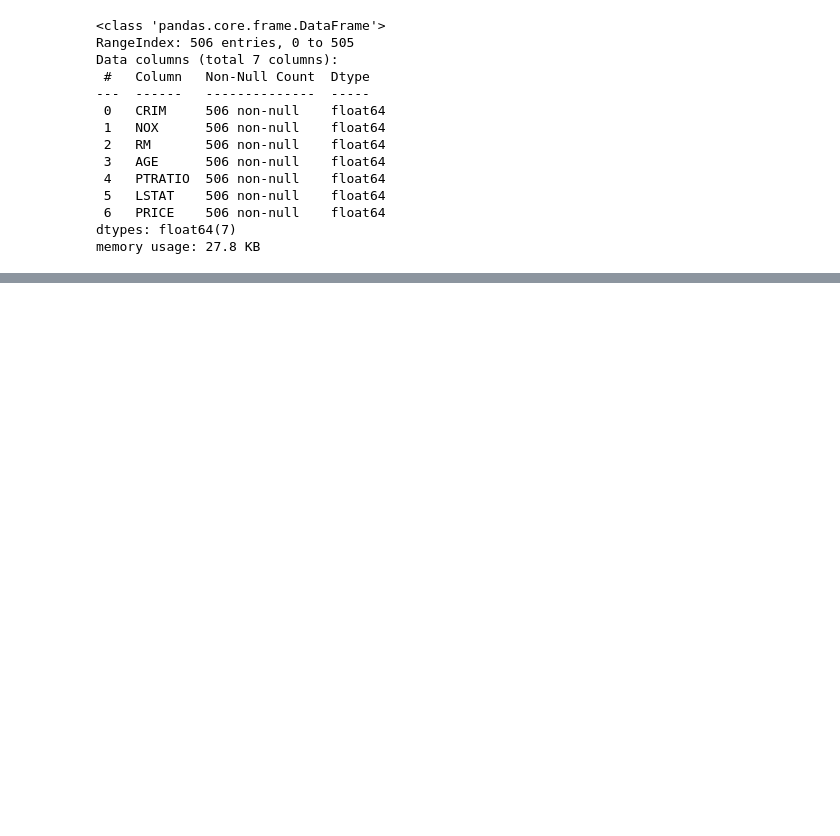
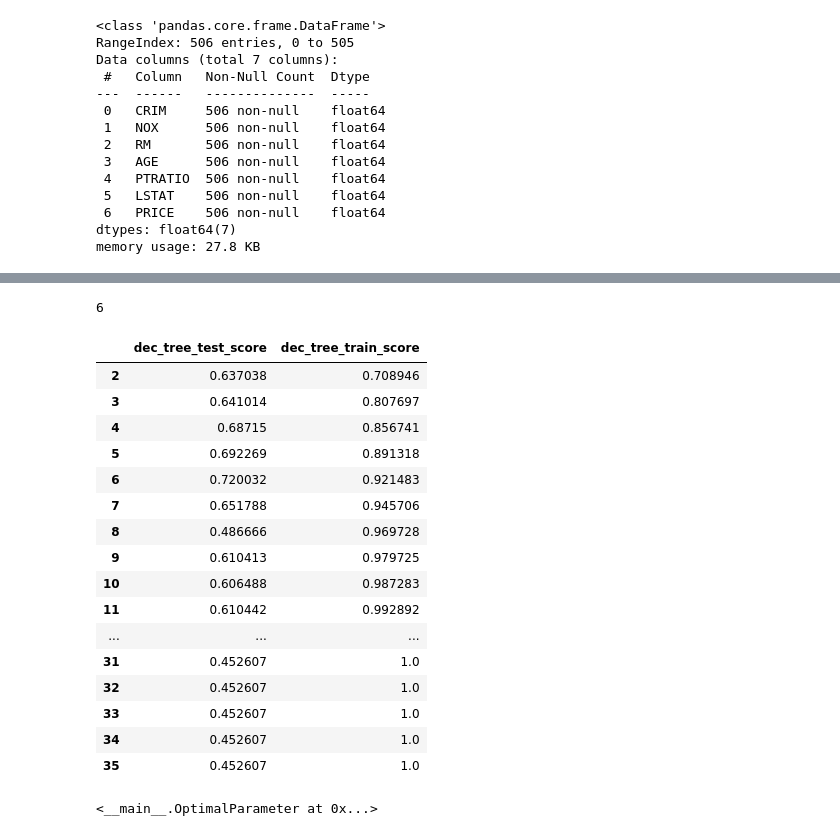
Before and after one commit to KDcodePy/Ensemble-Trees-Exercise, a Jupyter notebook: Ensemble_trees_exercise.ipynb, the cells around one changed output, grey strips where cells are left out. Drawn from its saved outputs; the diff is of its cells as text; code cells hidden in the pictures; blank space fills up the shorter version.

```diff
--- a/Ensemble_trees_exercise.ipynb
+++ b/Ensemble_trees_exercise.ipynb
@@ -59,0 +139,4 @@ memory usage: 27.8 KB
+# %%
+# Instantiate Bootstrap aggrigating Regressor
+bagreg = BaggingRegressor(random_state=42)
+bagreg.fit(X_train, y_train)
@@ -59,0 +198,66 @@ memory usage: 27.8 KB
+# %%
+#functionizing Optimal_params_finder to eliminate repeating code
+class OptimalParameter:
+    def __init__(self, model, X_train, X_test, y_train, y_test, params:list, cols:list) :
+        self.model = model
+        self.X_train = X_train
+        self.X_test = X_test
+        self.y_train = y_train
+        self.y_test = y_test
+        self.params = params
+        self.cols = cols
+
+        #creates the pd df
+        self.mode_score =  pd.DataFrame(index=params, columns=cols)
+
+    # get optimal parameter
+    def get_op(self):
+
+
+        for param in self.params:
+            if self.model == "dec_tree":
+                op_model = DecisionTreeRegressor(max_depth= param, random_state=42)
+
+            elif self.model == "bagreg":
+                op_model = BaggingRegressor(n_estimators=param, random_state=42)
+            elif self.model == "rf":
+                op_model = RandomForestRegressor(max_depth=param, random_state=42)
+            op_model.fit(self.X_train,self.y_train)
+            train_score = op_model.score(self.X_train, self.y_train)
+            test_score = op_model.score(self.X_test, self.y_test)
+            self.mode_score.loc[param,self.cols[1]] = train_score
+            self.mode_score.loc[param,self.cols[0]] = test_score
+
+        return self.mode_score.sort_values(by=self.cols[0], ascending=False).index[0]
+# %%
+depths = list(range(2, 36))
+dec_tree_cols =  ["dec_tree_test_score","dec_tree_train_score"]
+op_dec_tree = OptimalParameter("dec_tree", X_train, X_test, y_train , y_test, depths, dec_tree_cols)
+# %%
+op_dec_tree.get_op()
+# %% [output]
+6
+# %%
+op_dec_tree.mode_score
+# %% [output]
+|  | dec_tree_test_score | dec_tree_train_score |
+| 2 | 0.637038 | 0.708946 |
+| 3 | 0.641014 | 0.807697 |
+| 4 | 0.68715 | 0.856741 |
+| 5 | 0.692269 | 0.891318 |
+| 6 | 0.720032 | 0.921483 |
+| 7 | 0.651788 | 0.945706 |
+| 8 | 0.486666 | 0.969728 |
+| 9 | 0.610413 | 0.979725 |
+| 10 | 0.606488 | 0.987283 |
+| 11 | 0.610442 | 0.992892 |
+| ... | ... | ... |
+| 31 | 0.452607 | 1.0 |
+| 32 | 0.452607 | 1.0 |
+| 33 | 0.452607 | 1.0 |
+| 34 | 0.452607 | 1.0 |
+| 35 | 0.452607 | 1.0 |
+# %%
+op_dec_tree
+# %% [output]
+<__main__.OptimalParameter at 0x...>
```
Also changed, not shown: parts of 18 cells of this notebook.
